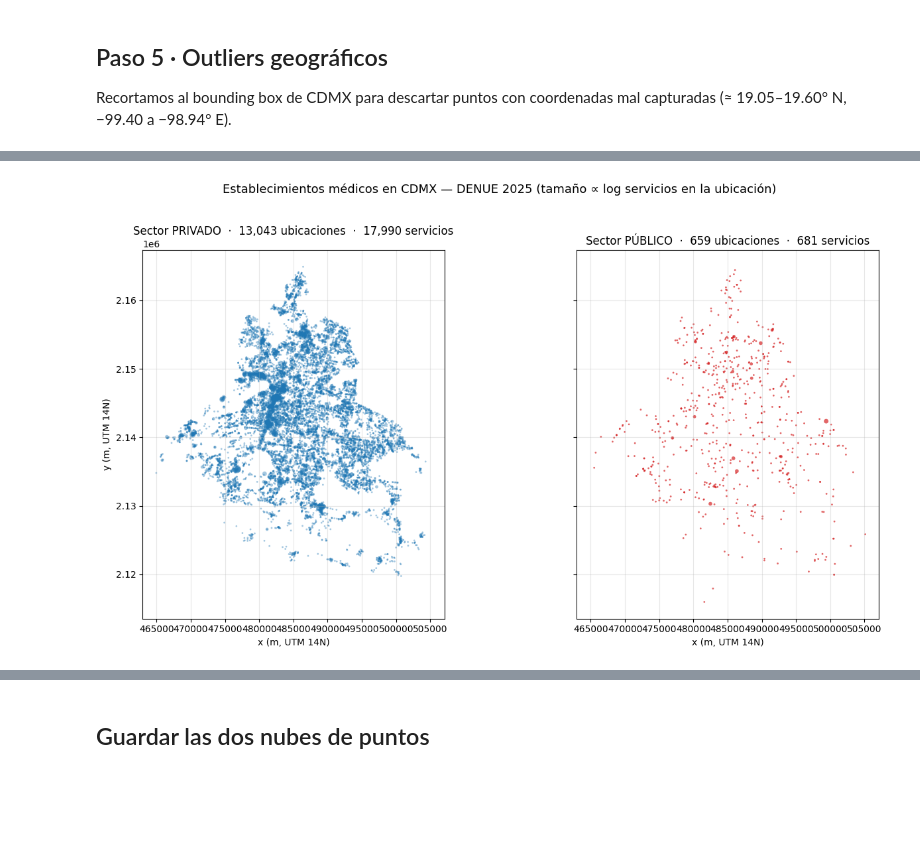
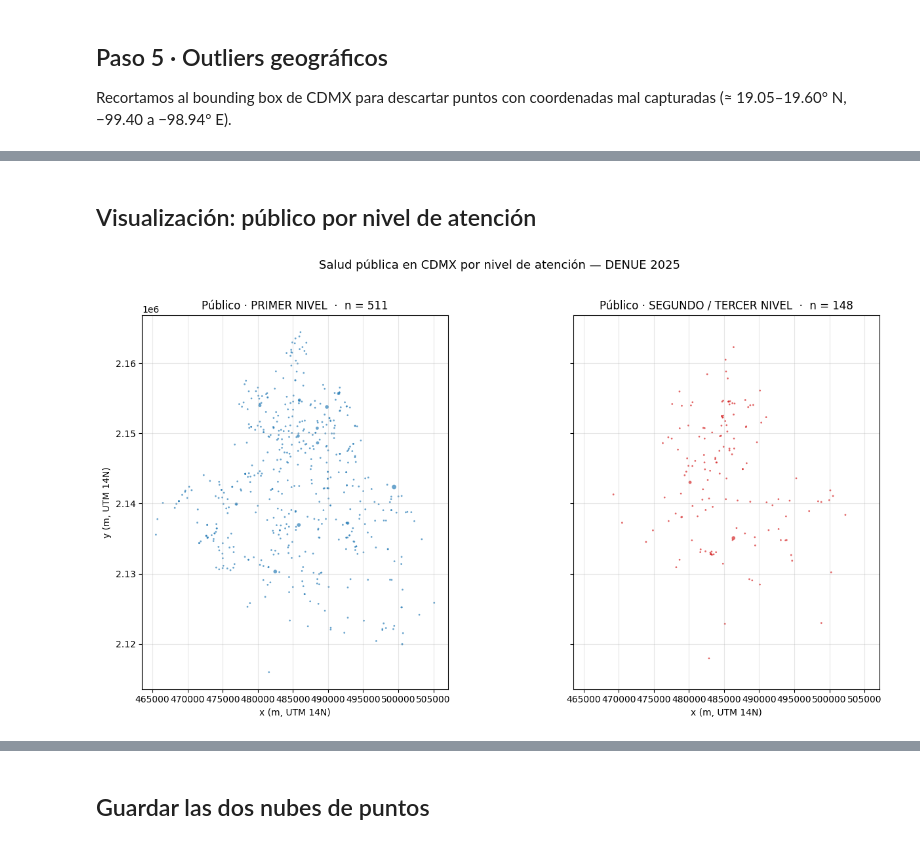
Before and after one commit to vanessabernal/tda-salud-cdmx, a Jupyter notebook: notebooks/02_filtrado_y_split.ipynb, the cells around one changed output, grey strips where cells are left out. Cells and saved outputs as stored; diff of their text form; code cells hidden in the pictures; blank space fills up the shorter version.

```diff
--- a/notebooks/02_filtrado_y_split.ipynb
+++ b/notebooks/02_filtrado_y_split.ipynb
@@ -179,10 +182,12 @@ El SCIAN 2018 codifica la distinción en el **texto** de `nombre_act` (no de for
 nombre_lower = df_estricto["nombre_act"].str.lower().fillna("")
 es_publico = nombre_lower.str.contains("sector público")
 es_privado = nombre_lower.str.contains("sector privado")
+# Optometría no trae coletilla de sector -> se asigna a privado
+es_optometria = nombre_lower.str.contains("optometría")
 
 df_estricto["sector"] = np.select(
-    [es_publico, es_privado],
-    ["publico", "privado"],
+    [es_publico, es_privado, es_optometria],
+    ["publico",  "privado",  "privado"],
     default="otro"
 )
 
@@ -376,20 +363,17 @@ CONSULORIO MEDICO DE ESPECIALIDADES La Magdalena Contreras           88
           ANESTESIOLOGIA SIN NOMBRE          Benito Juárez           68                                                                                 Consultorio médico, Laboratorio/Dx
 # %%
-# Histograma de multiplicidad para visualizar la concentración
+# Histograma de multiplicidad
 fig, axes = plt.subplots(1, 2, figsize=(13, 4))
-
 for ax, (sub, nombre, color) in zip(
-    axes,
-    [(df_priv, "Privado", "#1f77b4"), (df_pub, "Público", "#d62728")]
+    axes, [(df_priv, "Privado", "#1f77b4"), (df_pub, "Público", "#d62728")]
 ):
     bins = np.arange(0.5, sub["n_servicios"].max() + 1.5, 1)
     ax.hist(sub["n_servicios"], bins=bins, color=color, alpha=0.8, edgecolor="white")
     ax.set_yscale("log")
     ax.set_xlabel("Servicios por ubicación")
-    ax.set_ylabel("Número de ubicaciones (escala log)")
+    ax.set_ylabel("Número de ubicaciones (log)")
     ax.set_title(f"Sector {nombre}  ·  n = {len(sub):,} ubicaciones")
     ax.grid(alpha=0.3)
-
 plt.tight_layout()
 plt.show()
 # %% [output]
@@ -430,38 +462,29 @@ El tamaño del marcador escala con `n_servicios` para que las torres médicas y
+# %% [markdown]
+## Visualización: público por nivel de atención
 # %%
 def marker_size(n, base=4, scale=8):
-    """Tamaño de marcador proporcional a log2(n_servicios)."""
     return base + scale * np.log2(n)
 
 fig, axes = plt.subplots(1, 2, figsize=(14, 7), sharex=True, sharey=True)
 
-# Panel 1: Privado
-axes[0].scatter(
-    df_priv["x_m"], df_priv["y_m"],
-    s=marker_size(df_priv["n_servicios"]),
-    alpha=0.4, color="#1f77b4", edgecolors="none"
-)
-axes[0].set_title(f"Sector PRIVADO  ·  {len(df_priv):,} ubicaciones  ·  "
-                  f"{df_priv['n_servicios'].sum():,} servicios")
-axes[0].set_xlabel("x (m, UTM 14N)")
+for ax, nivel, titulo, color in zip(
+    axes,
+    ["primer_nivel", "segundo_tercer_nivel"],
+    ["PRIMER NIVEL", "SEGUNDO / TERCER NIVEL"],
+    ["#2c7fb8", "#d62728"],
+):
+    sub = df_pub[df_pub["nivel_atencion"] == nivel]
+    ax.scatter(sub["x_m"], sub["y_m"],
+               s=marker_size(sub["n_servicios"]),
+               alpha=0.7, color=color, edgecolors="none")
+    ax.set_title(f"Público · {titulo}  ·  n = {len(sub):,}")
+    ax.set_xlabel("x (m, UTM 14N)")
+    ax.set_aspect("equal")
+    ax.grid(alpha=0.3)
 axes[0].set_ylabel("y (m, UTM 14N)")
-axes[0].set_aspect("equal")
-axes[0].grid(alpha=0.3)
 
-# Panel 2: Público
-axes[1].scatter(
-    df_pub["x_m"], df_pub["y_m"],
-    s=marker_size(df_pub["n_servicios"]),
-    alpha=0.7, color="#d62728", edgecolors="none"
-)
-axes[1].set_title(f"Sector PÚBLICO  ·  {len(df_pub):,} ubicaciones  ·  "
-                  f"{df_pub['n_servicios'].sum():,} servicios")
-axes[1].set_xlabel("x (m, UTM 14N)")
-axes[1].set_aspect("equal")
-axes[1].grid(alpha=0.3)
-
-plt.suptitle("Establecimientos médicos en CDMX — DENUE 2025 (tamaño ∝ log servicios en la ubicación)",
-             fontsize=13, y=1.02)
+plt.suptitle("Salud pública en CDMX por nivel de atención — DENUE 2025", fontsize=13, y=1.02)
 plt.tight_layout()
 plt.show()
 # %% [output]
-[figure, old version]
+[figure, new version]
```
Also changed, not shown: parts of 20 cells of this notebook, 1 other file.
